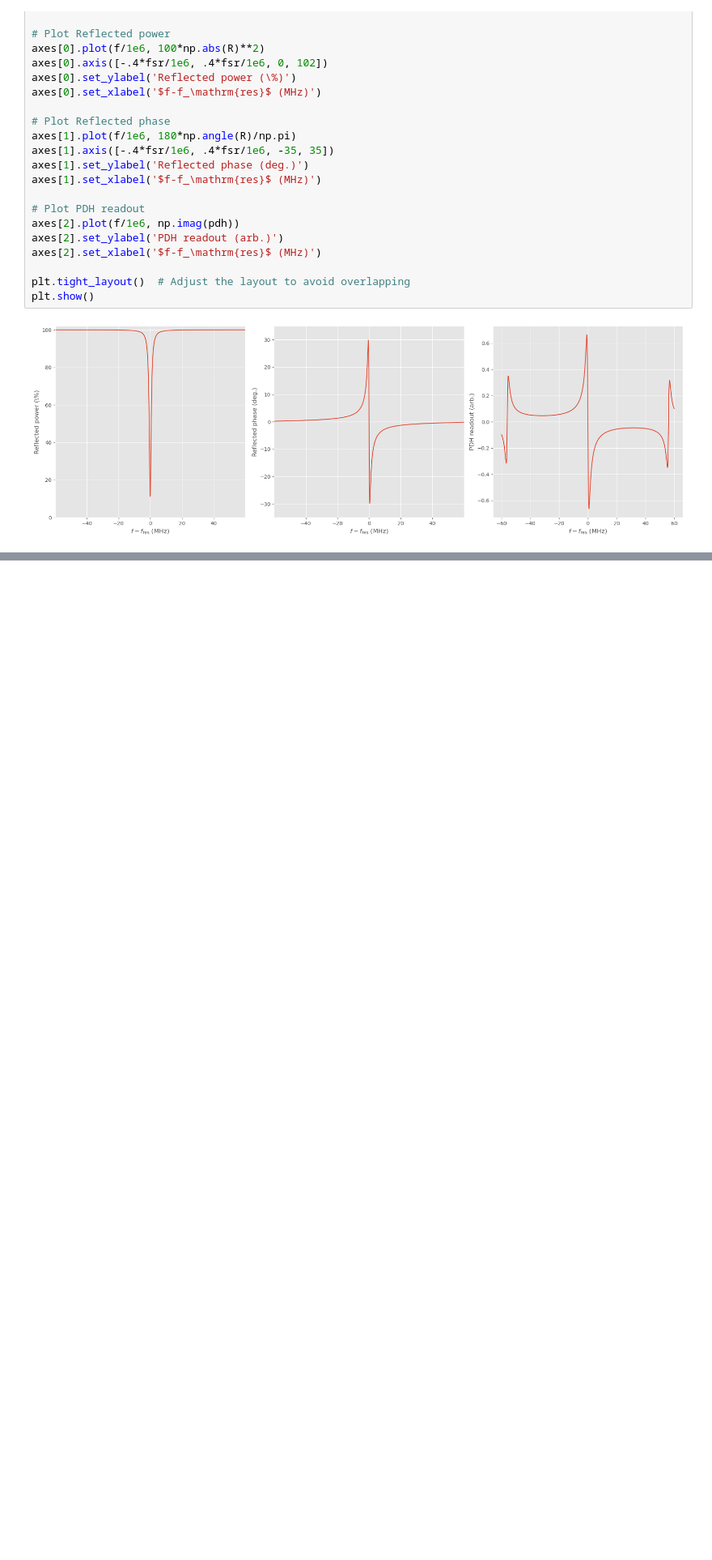
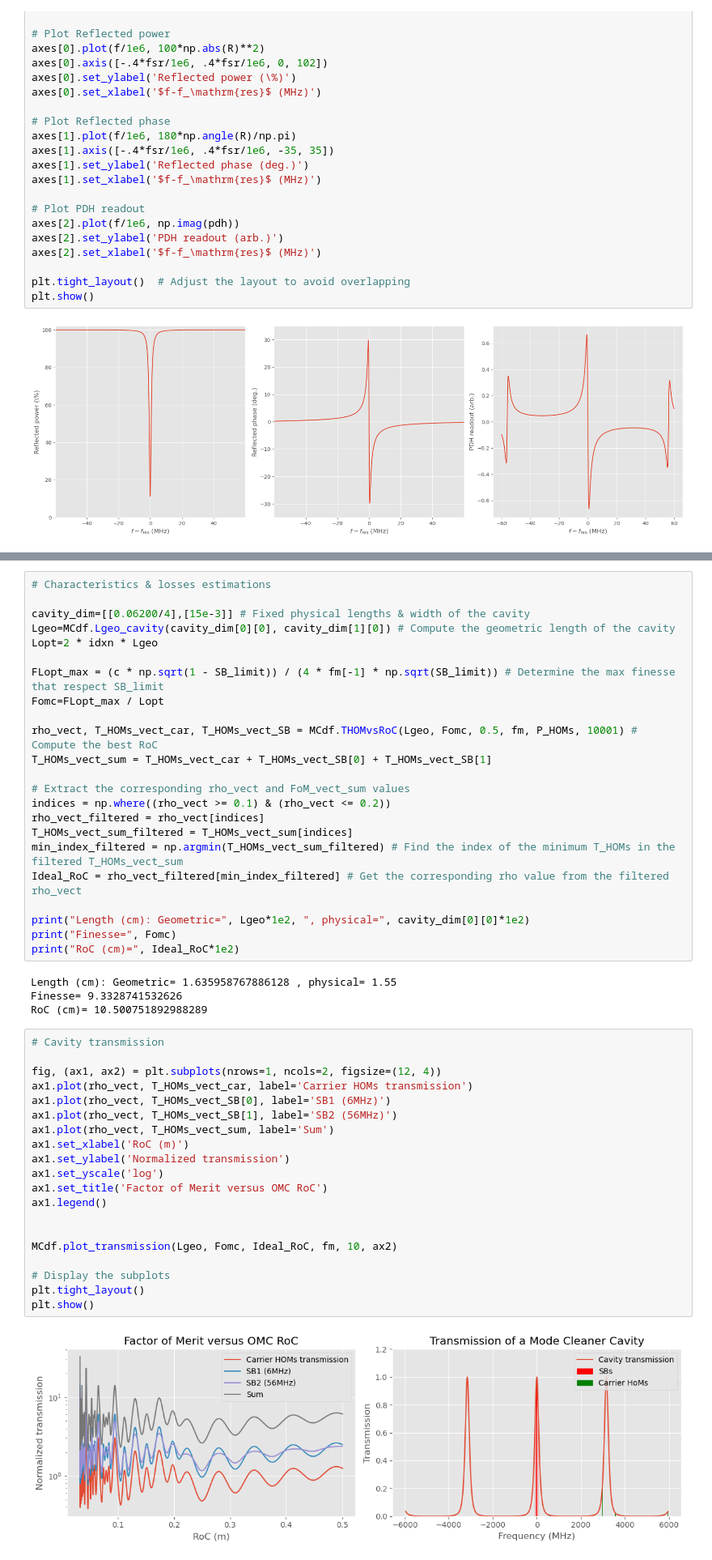
Before and after one commit to antoine-amy/AdV_AMC_design, a Jupyter notebook: MC_design.ipynb, the cells around one changed output, grey strips where cells are left out. Shown at 81% size. Drawn from its saved outputs; the diff is of its cells as text; blank space fills up the shorter version.

```diff
--- a/MC_design.ipynb
+++ b/MC_design.ipynb
@@ -533,0 +362,49 @@ Circ power (MW/m²): 8.54681826378495
+# %%
+# Characteristics & losses estimations
+
+cavity_dim=[[0.06200/4],[15e-3]] # Fixed physical lengths & width of the cavity
+Lgeo=MCdf.Lgeo_cavity(cavity_dim[0][0], cavity_dim[1][0]) # Compute the geometric length of the cavity
+Lopt=2 * idxn * Lgeo
+
+FLopt_max = (c * np.sqrt(1 - SB_limit)) / (4 * fm[-1] * np.sqrt(SB_limit)) # Determine the max finesse that respect SB_limit
+Fomc=FLopt_max / Lopt
+
+rho_vect, T_HOMs_vect_car, T_HOMs_vect_SB = MCdf.THOMvsRoC(Lgeo, Fomc, 0.5, fm, P_HOMs, 10001) # Compute the best RoC
+T_HOMs_vect_sum = T_HOMs_vect_car + T_HOMs_vect_SB[0] + T_HOMs_vect_SB[1]
+
+# Extract the corresponding rho_vect and FoM_vect_sum values
+indices = np.where((rho_vect >= 0.1) & (rho_vect <= 0.2))
+rho_vect_filtered = rho_vect[indices]
+T_HOMs_vect_sum_filtered = T_HOMs_vect_sum[indices]
+min_index_filtered = np.argmin(T_HOMs_vect_sum_filtered) # Find the index of the minimum T_HOMs in the filtered T_HOMs_vect_sum
+Ideal_RoC = rho_vect_filtered[min_index_filtered] # Get the corresponding rho value from the filtered rho_vect
+
+print("Length (cm): Geometric=", Lgeo*1e2, ", physical=", cavity_dim[0][0]*1e2)
+print("Finesse=", Fomc)
+print("RoC (cm)=", Ideal_RoC*1e2)
+# %% [output]
+Length (cm): Geometric= 1.635958767886128 , physical= 1.55
+Finesse= 9.3328741532626
+RoC (cm)= 10.500751892988289
+# %%
+# Cavity transmission
+
+fig, (ax1, ax2) = plt.subplots(nrows=1, ncols=2, figsize=(12, 4))
+ax1.plot(rho_vect, T_HOMs_vect_car, label='Carrier HOMs transmission')
+ax1.plot(rho_vect, T_HOMs_vect_SB[0], label='SB1 (6MHz)')
+ax1.plot(rho_vect, T_HOMs_vect_SB[1], label='SB2 (56MHz)')
+ax1.plot(rho_vect, T_HOMs_vect_sum, label='Sum')
+ax1.set_xlabel('RoC (m)')
+ax1.set_ylabel('Normalized transmission')
+ax1.set_yscale('log')
+ax1.set_title('Factor of Merit versus OMC RoC')
+ax1.legend()
+
+
+MCdf.plot_transmission(Lgeo, Fomc, Ideal_RoC, fm, 10, ax2)
+
+# Display the subplots
+plt.tight_layout()
+plt.show()
+# %% [output]
+[figure, added]
```
Also changed, not shown: parts of 54 cells of this notebook, 13 other files.
